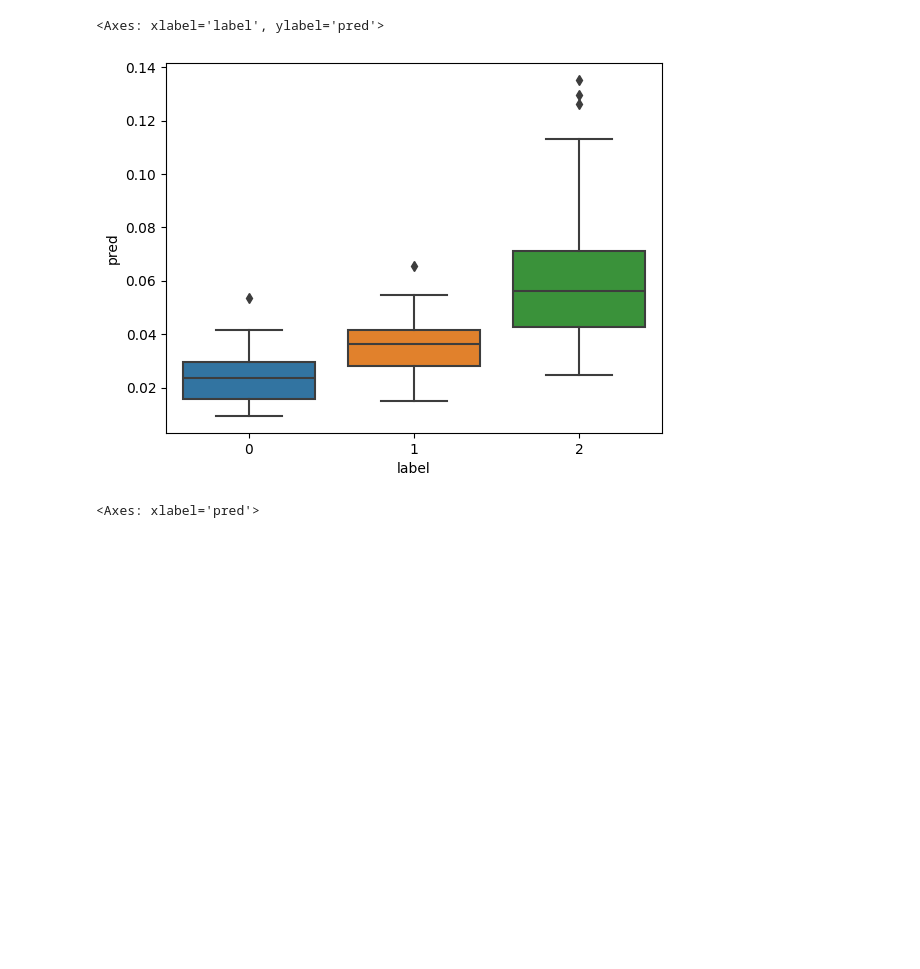
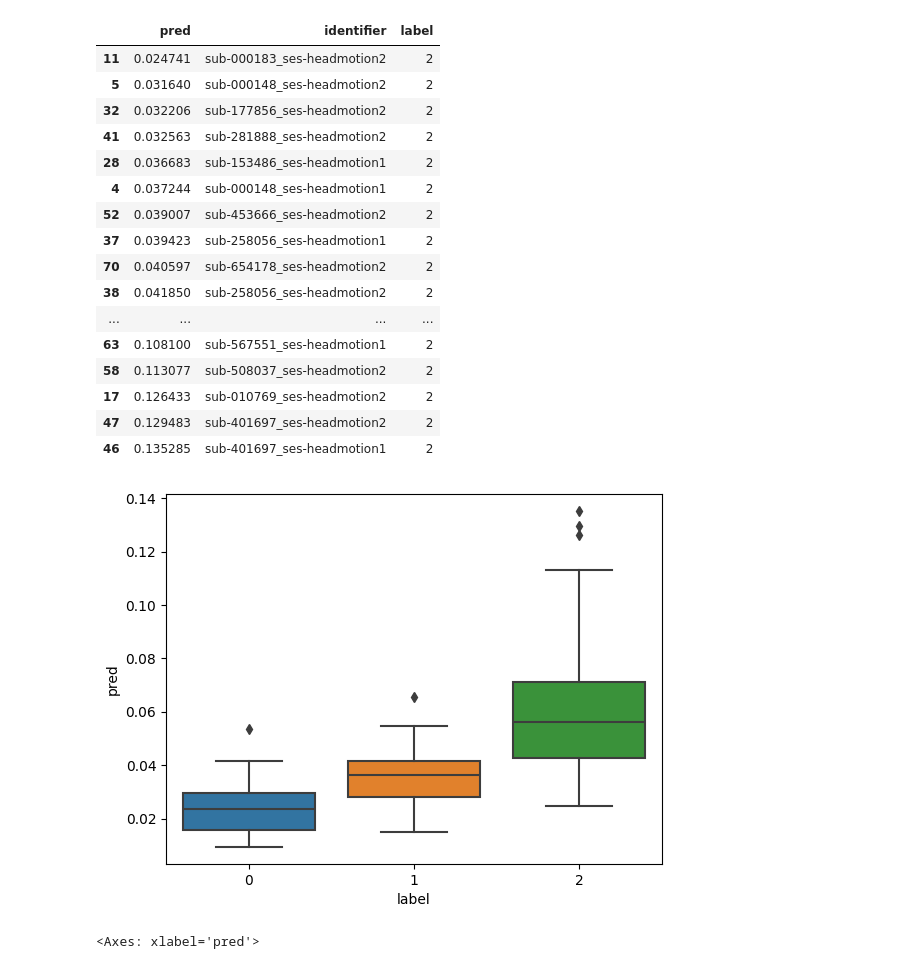
Before and after one commit to chbricout/motiondetector, a Jupyter notebook: notebooks/classifier.ipynb, the cells around one changed output. Drawn from its saved outputs; the diff is of its cells as text; code cells hidden in the pictures; blank space fills up the shorter version.

```diff
--- a/notebooks/classifier.ipynb
+++ b/notebooks/classifier.ipynb
@@ -31,8 +33,26 @@ def separation_capacity(label, pred) :
 # %%
 df = pd.read_csv("/home/at70870/Downloads/ValMrArt-pred.csv", index_col=0)
 sb.boxplot(df, x="label", y="pred")
+lozest = df[df['label']==2]['pred'].argsort()
+df[df['label']==2].iloc[lozest]
 # %% [output]
-<Axes: xlabel='label', ylabel='pred'>
+|  | pred | identifier | label |
+| 11 | 0.024741 | sub-000183_ses-headmotion2 | 2 |
+| 5 | 0.031640 | sub-000148_ses-headmotion2 | 2 |
+| 32 | 0.032206 | sub-177856_ses-headmotion2 | 2 |
+| 41 | 0.032563 | sub-281888_ses-headmotion2 | 2 |
+| 28 | 0.036683 | sub-153486_ses-headmotion1 | 2 |
+| 4 | 0.037244 | sub-000148_ses-headmotion1 | 2 |
+| 52 | 0.039007 | sub-453666_ses-headmotion2 | 2 |
+| 37 | 0.039423 | sub-258056_ses-headmotion1 | 2 |
+| 70 | 0.040597 | sub-654178_ses-headmotion2 | 2 |
+| 38 | 0.041850 | sub-258056_ses-headmotion2 | 2 |
+| ... | ... | ... | ... |
+| 63 | 0.108100 | sub-567551_ses-headmotion1 | 2 |
+| 58 | 0.113077 | sub-508037_ses-headmotion2 | 2 |
+| 17 | 0.126433 | sub-010769_ses-headmotion2 | 2 |
+| 47 | 0.129483 | sub-401697_ses-headmotion2 | 2 |
+| 46 | 0.135285 | sub-401697_ses-headmotion1 | 2 |
 [figure]
 # %%
 sb.swarmplot(df, x="pred", hue="label")
```
Also changed, not shown: parts of 4 cells of this notebook, 15 other files.
